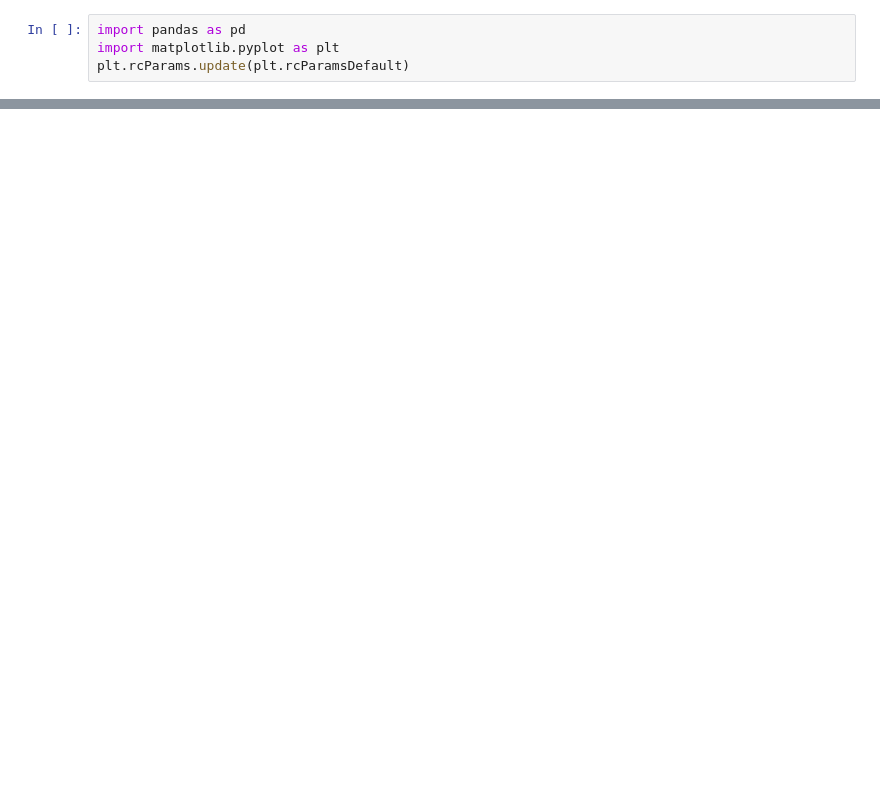
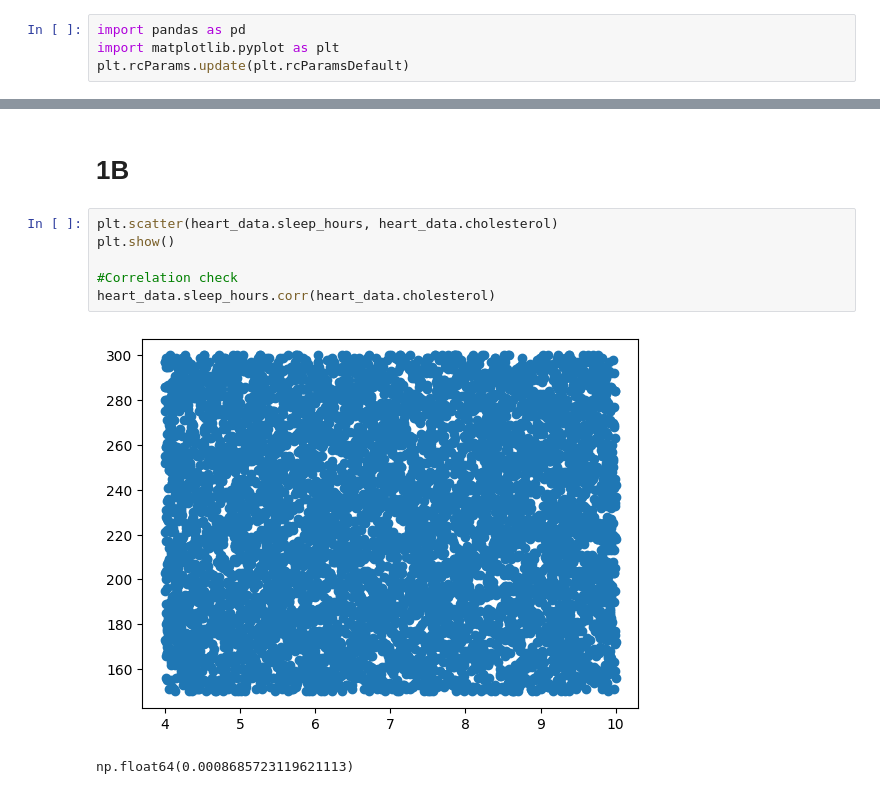
Before and after one commit to cenkner-maximilian/heart-disease-analysis, a Jupyter notebook: exploration.ipynb, the cells around one changed output, grey strips where cells are left out. Saved outputs shown, nothing was run; the diff lists cells and outputs as text; blank space fills up the shorter version.

```diff
--- a/exploration.ipynb
+++ b/exploration.ipynb
@@ -36,0 +51,11 @@ heart_data
+# %% [markdown]
+<h1>1B</h1>
+# %%
+plt.scatter(heart_data.sleep_hours, heart_data.cholesterol)
+plt.show()
+
+#Correlation check
+heart_data.sleep_hours.corr(heart_data.cholesterol)
+# %% [output]
+[figure, added]
+np.float64(0.0008685723119621113)
```
Also changed, not shown: parts of 7 cells of this notebook, 1 other file.
